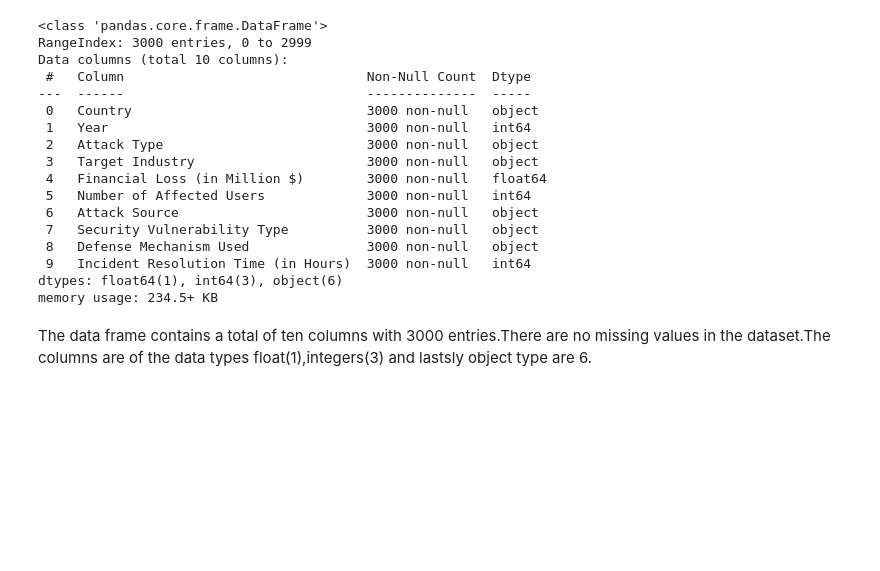
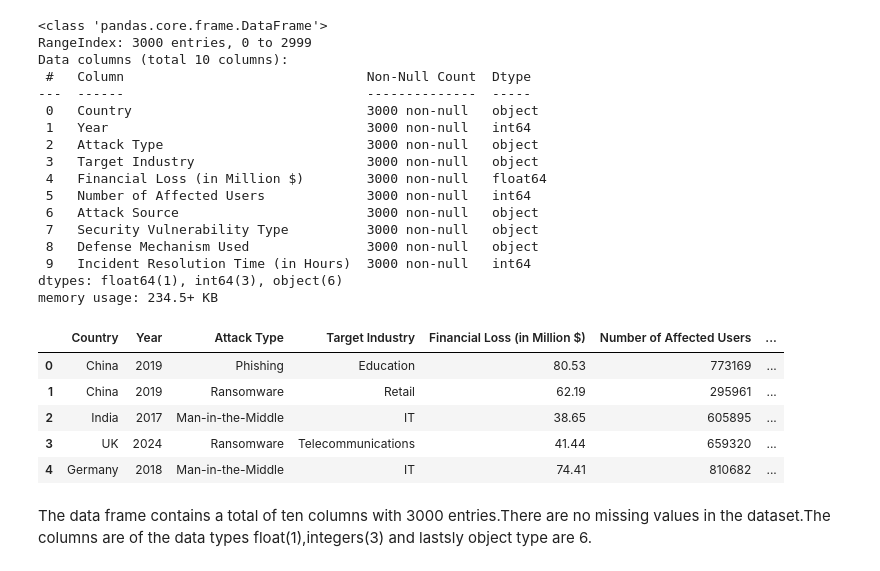
Before and after one commit to ochiengstephen254/cyber_threat_analysis, a Jupyter notebook: Cyber_Threat_Analysis.ipynb, the cells around one changed output. Drawn from its saved outputs; the diff is of its cells as text; code cells hidden in the pictures; blank space fills up the shorter version.

```diff
--- a/Cyber_Threat_Analysis.ipynb
+++ b/Cyber_Threat_Analysis.ipynb
@@ -44,6 +44,15 @@ Data columns (total 10 columns):
  9   Incident Resolution Time (in Hours)  3000 non-null   int64
 dtypes: float64(1), int64(3), object(6)
 memory usage: 234.5+ KB
+# %%
+df.head()
+# %% [output]
+|  | Country | Year | Attack Type | Target Industry | Financial Loss (in Million $) | Number of Affected Users | ... |
+| 0 | China | 2019 | Phishing | Education | 80.53 | 773169 | ... |
+| 1 | China | 2019 | Ransomware | Retail | 62.19 | 295961 | ... |
+| 2 | India | 2017 | Man-in-the-Middle | IT | 38.65 | 605895 | ... |
+| 3 | UK | 2024 | Ransomware | Telecommunications | 41.44 | 659320 | ... |
+| 4 | Germany | 2018 | Man-in-the-Middle | IT | 74.41 | 810682 | ... |
 # %% [markdown]
 The data frame contains a total of ten columns with 3000 entries.There are no missing values in the dataset.The columns are of the data types float(1),integers(3) and lastsly object type are 6.
 # %% [markdown]
```
Also changed, not shown: parts of 10 cells of this notebook.
